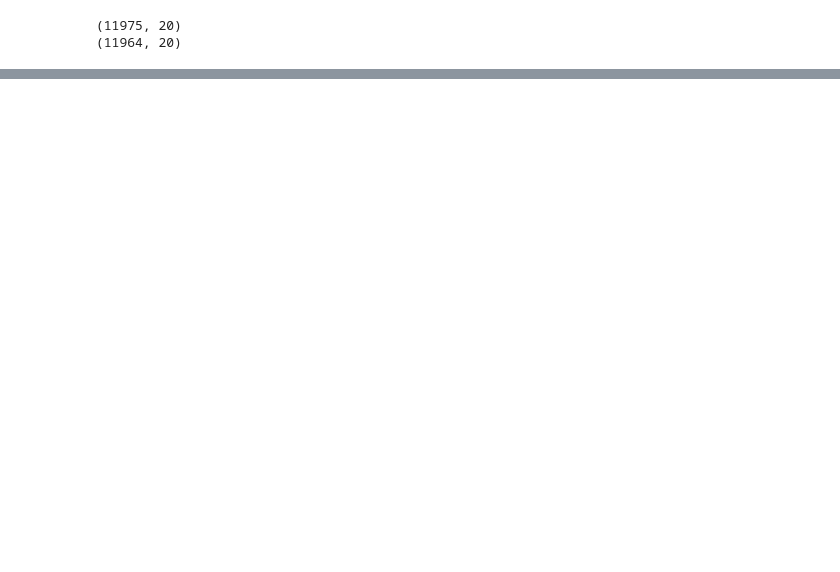
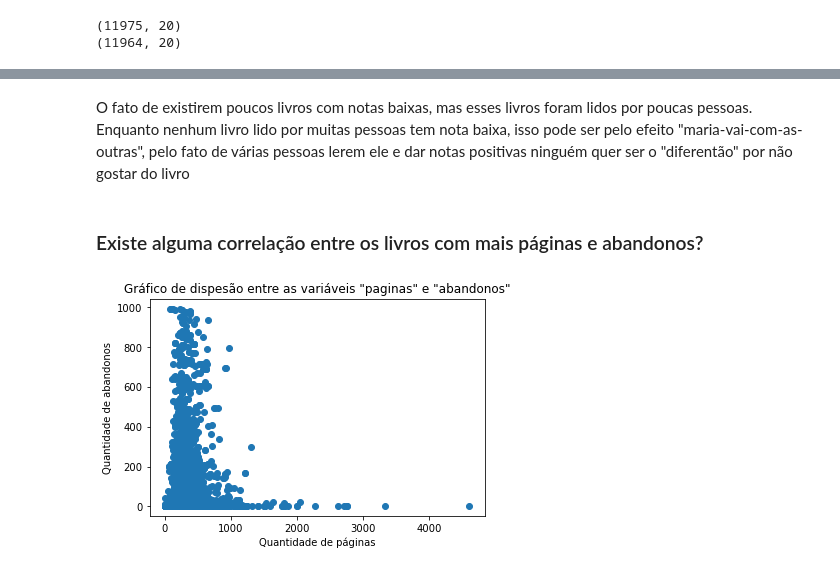
Before and after one commit to limasigor2/livros-Skoob, a Jupyter notebook: Analise.ipynb, the cells around one changed output, grey strips where cells are left out. Drawn from its saved outputs; the diff is of its cells as text; code cells hidden in the pictures; blank space fills up the shorter version.

```diff
--- a/Analise.ipynb
+++ b/Analise.ipynb
@@ -142,0 +455,13 @@ plt.show()
+# %% [markdown]
+O fato de existirem poucos livros com notas baixas, mas esses livros foram lidos por poucas pessoas. Enquanto nenhum livro lido por muitas pessoas tem nota baixa, isso pode ser pelo efeito "maria-vai-com-as-outras", pelo fato de várias pessoas lerem ele e dar notas positivas ninguém quer ser o "diferentão" por não gostar do livro
+# %% [markdown]
+### Existe alguma correlação entre os livros com mais páginas e abandonos?
+# %%
+plt.scatter(df['paginas'], df['abandonos'])#, c=colors, alpha=0.5)
+plt.title('Gráfico de dispesão entre as variáveis "paginas" e "abandonos"')
+plt.xlabel('Quantidade de páginas')
+plt.ylabel('Quantidade de abandonos')
+
+plt.show()
+# %% [output]
+[figure, added]
```
Also changed, not shown: parts of 50 cells of this notebook, 7 other files.
